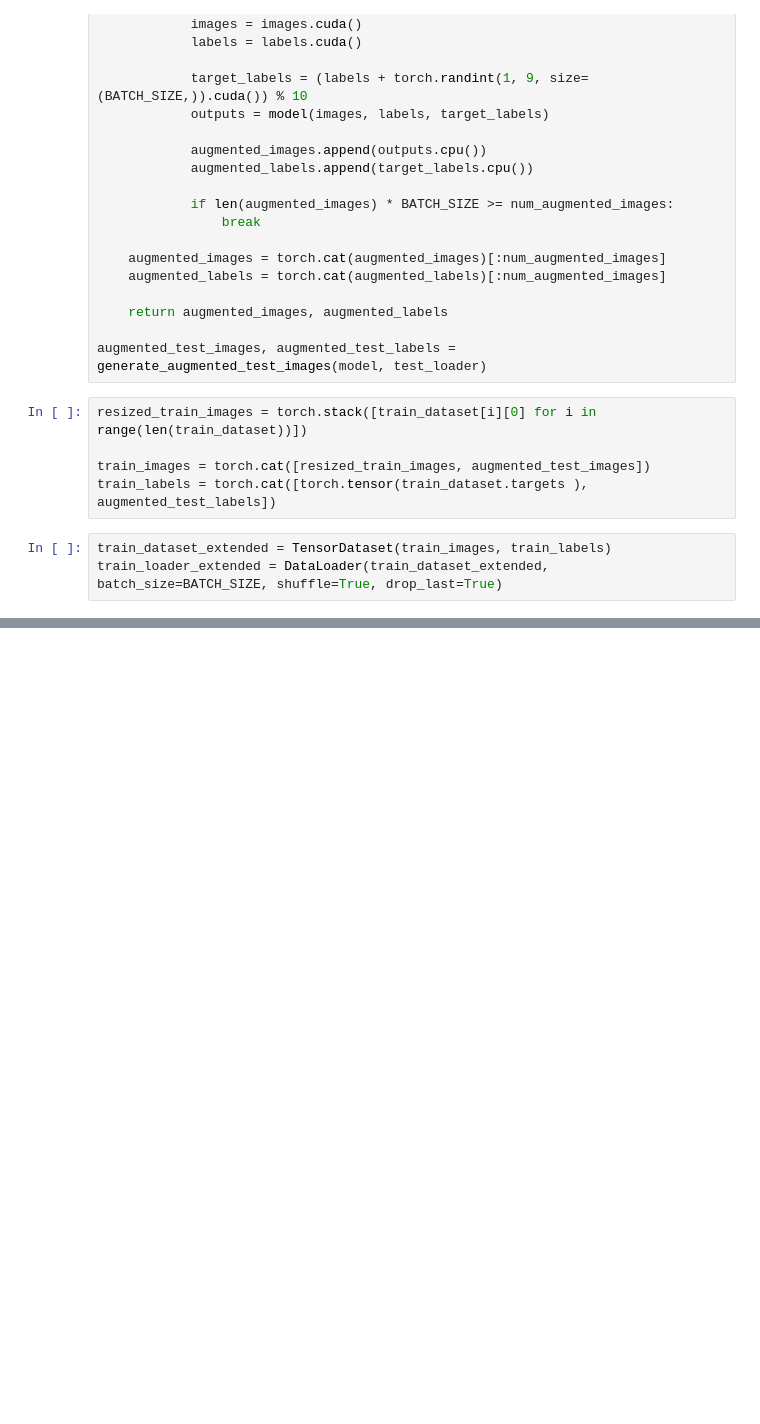
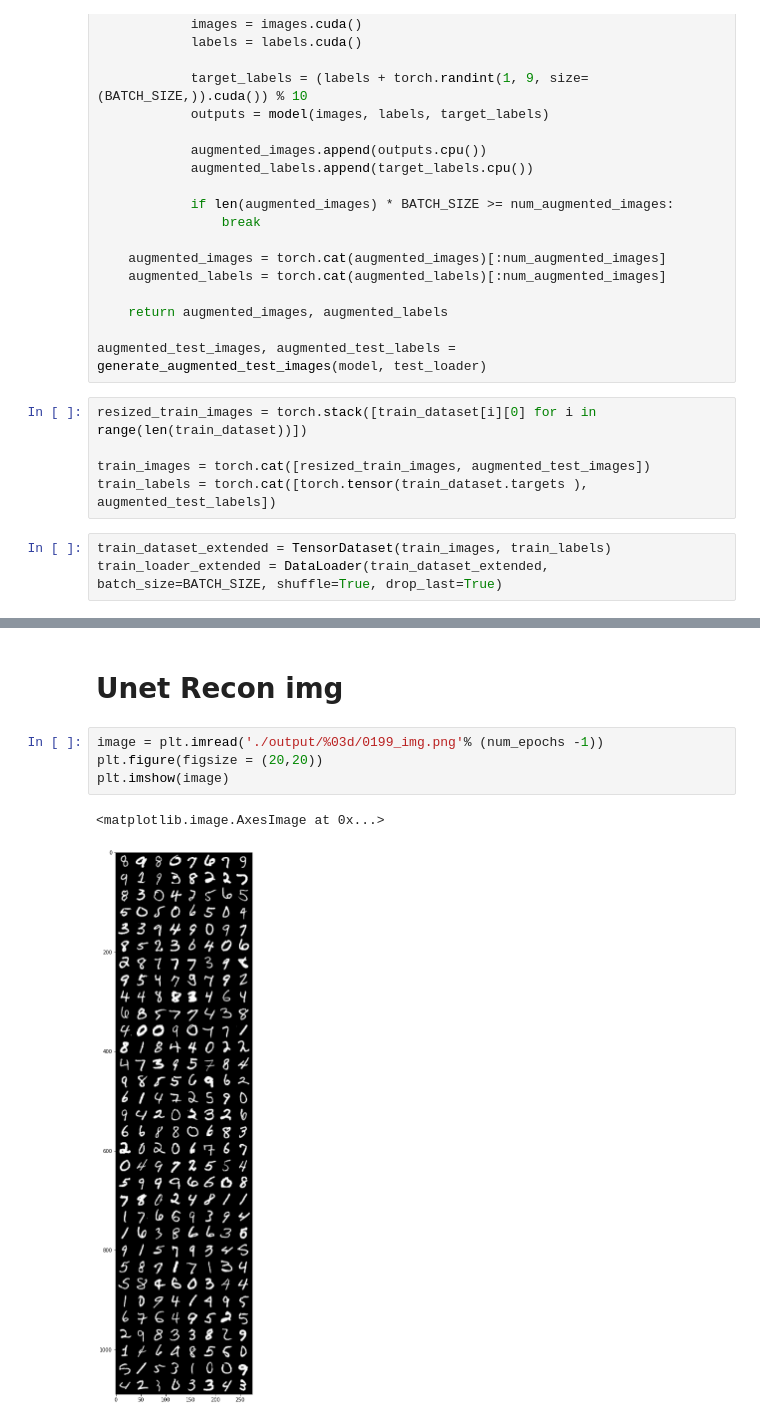
Before and after one commit to bochendong/Data-Augmentation-Optimization, a Jupyter notebook: Unet_mnist/Full_data/Train_interact.ipynb, the cells around one changed output, grey strips where cells are left out. Drawn from its saved outputs; the diff is of its cells as text; blank space fills up the shorter version.

```diff
--- a/Unet_mnist/Full_data/Train_interact.ipynb
+++ b/Unet_mnist/Full_data/Train_interact.ipynb
@@ -554,0 +597,9 @@ plt.ylim(0, 1)
+# %% [markdown]
+# Unet Recon img
+# %%
+image = plt.imread('./output/%03d/0199_img.png'% (num_epochs -1))
+plt.figure(figsize = (20,20))
+plt.imshow(image)
+# %% [output]
+<matplotlib.image.AxesImage at 0x...>
+[figure, added]
```
Also changed, not shown: parts of 9 cells of this notebook.
